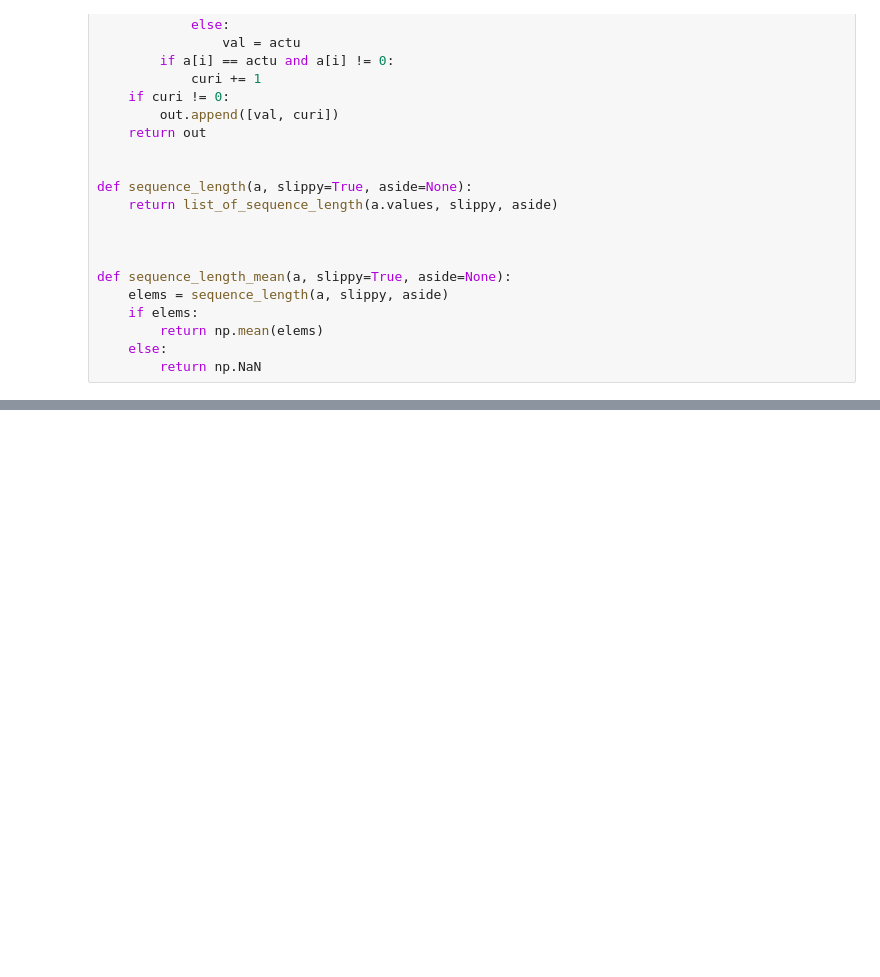
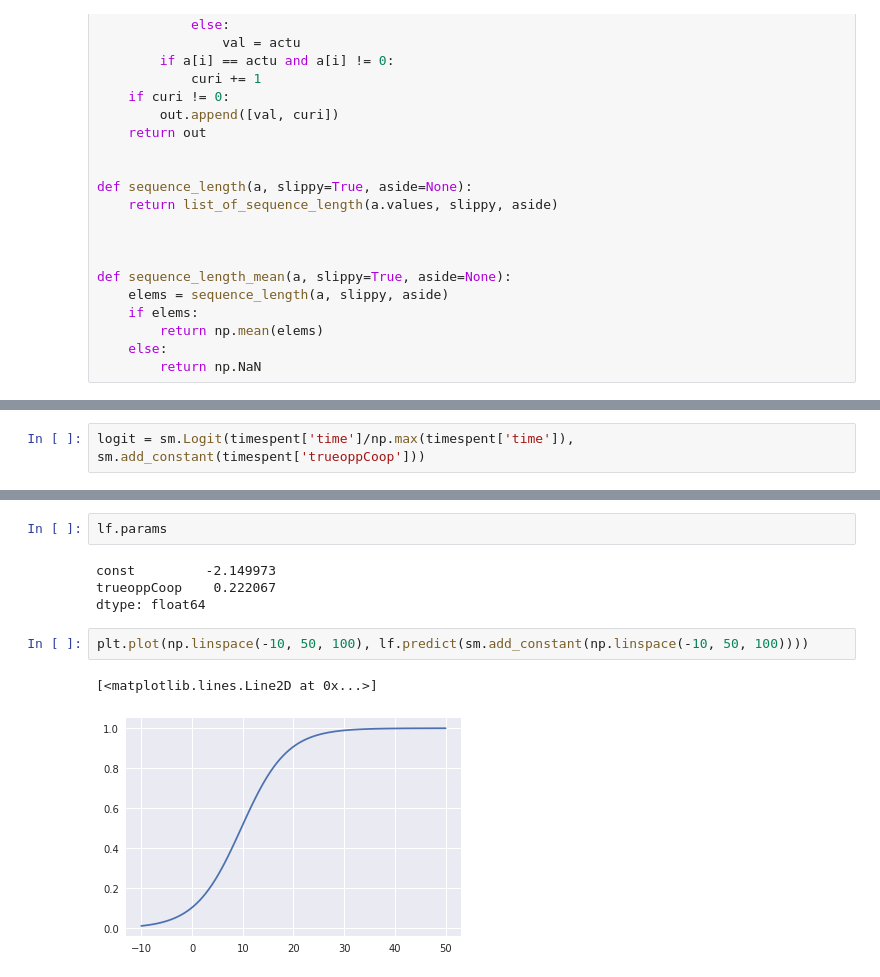
Before and after one commit to PaulEcoffet/roborobo3, a Jupyter notebook: roborobo3/notebooks/bigmodel_partnerchoice.ipynb, the cells around one changed output, grey strips where cells are left out. Saved outputs shown, nothing was run; the diff lists cells and outputs as text; blank space fills up the shorter version.

```diff
--- a/roborobo3/notebooks/bigmodel_partnerchoice.ipynb
+++ b/roborobo3/notebooks/bigmodel_partnerchoice.ipynb
@@ -169,0 +181,2 @@ for run, num in product(range(1, 3), [2999]):
+# %%
+logit = sm.Logit(timespent['time']/np.max(timespent['time']), sm.add_constant(timespent['trueoppCoop']))
@@ -169,0 +189,11 @@ for run, num in product(range(1, 3), [2999]):
+# %%
+lf.params
+# %% [output]
+const         -2.149973
+trueoppCoop    0.222067
+dtype: float64
+# %%
+plt.plot(np.linspace(-10, 50, 100), lf.predict(sm.add_constant(np.linspace(-10, 50, 100))))
+# %% [output]
+[<matplotlib.lines.Line2D at 0x...>]
+[figure, added]
```
Also changed, not shown: parts of 4 cells of this notebook, 3 other files.
